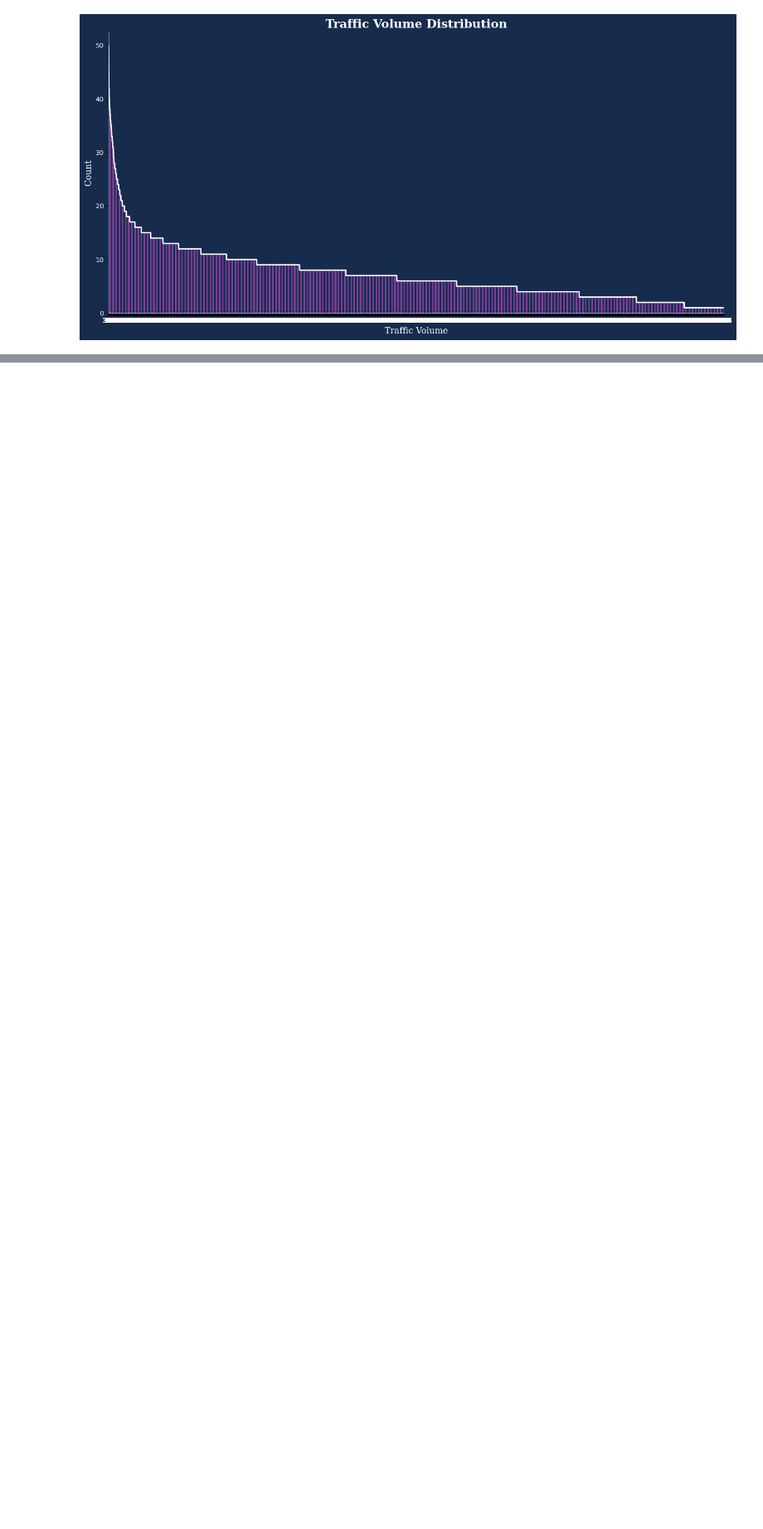
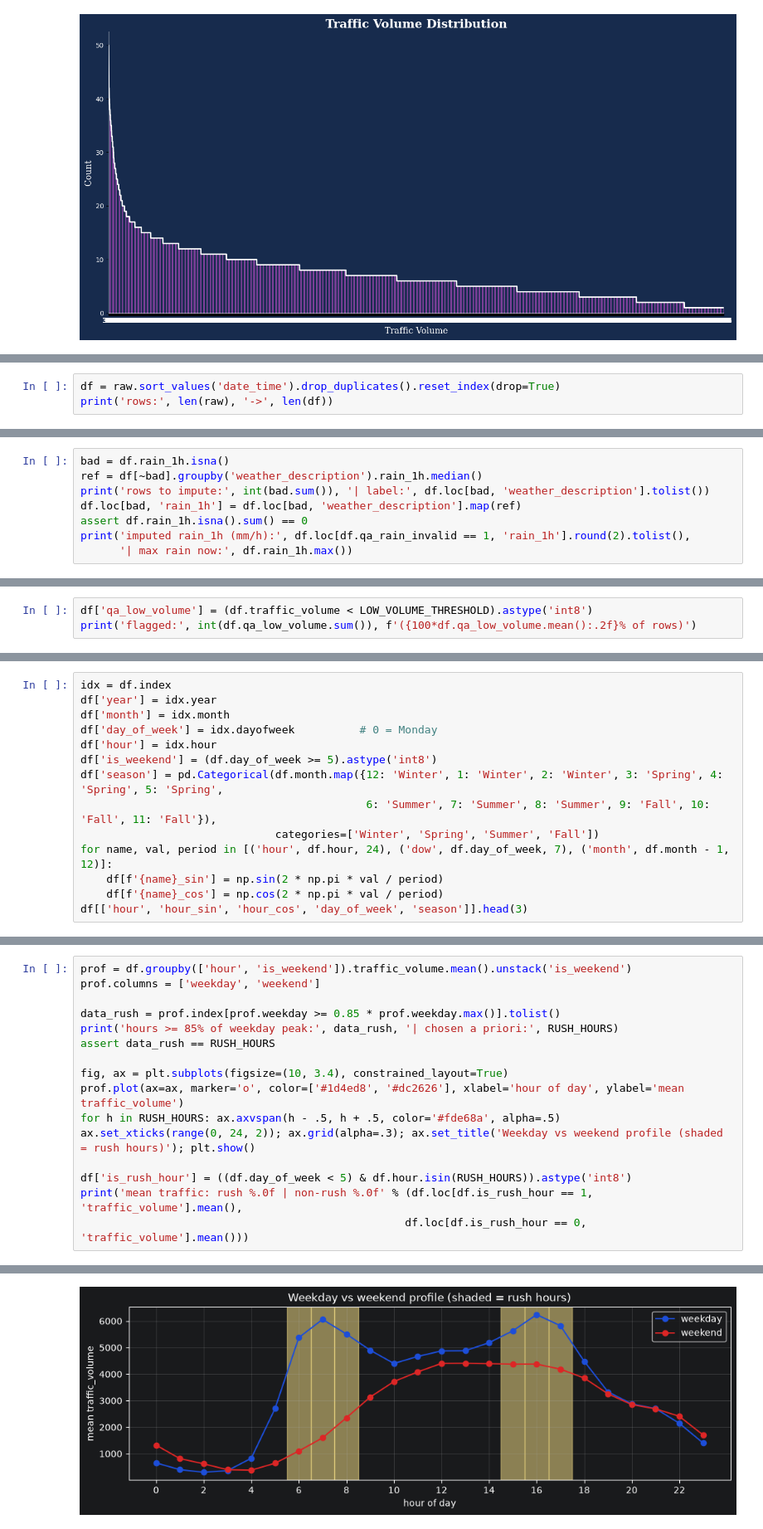
Before and after one commit to MaralFarahmandfar/studybuild-machine-learning, a Jupyter notebook: project-02/notebooks/traffic-analysis.ipynb, the cells around one changed output, grey strips where cells are left out. Shown at 83% size. Drawn from its saved outputs; the diff is of its cells as text; blank space fills up the shorter version.

```diff
--- a/project-02/notebooks/traffic-analysis.ipynb
+++ b/project-02/notebooks/traffic-analysis.ipynb
@@ -690,0 +1073,3 @@ plt.show()
+# %%
+df = raw.sort_values('date_time').drop_duplicates().reset_index(drop=True)
+print('rows:', len(raw), '->', len(df))
@@ -690,0 +1179,8 @@ plt.show()
+# %%
+bad = df.rain_1h.isna()
+ref = df[~bad].groupby('weather_description').rain_1h.median()
+print('rows to impute:', int(bad.sum()), '| label:', df.loc[bad, 'weather_description'].tolist())
+df.loc[bad, 'rain_1h'] = df.loc[bad, 'weather_description'].map(ref)
+assert df.rain_1h.isna().sum() == 0
+print('imputed rain_1h (mm/h):', df.loc[df.qa_rain_invalid == 1, 'rain_1h'].round(2).tolist(),
+      '| max rain now:', df.rain_1h.max())
@@ -690,0 +1252,3 @@ plt.show()
+# %%
+df['qa_low_volume'] = (df.traffic_volume < LOW_VOLUME_THRESHOLD).astype('int8')
+print('flagged:', int(df.qa_low_volume.sum()), f'({100*df.qa_low_volume.mean():.2f}% of rows)')
@@ -690,0 +1265,14 @@ plt.show()
+# %%
+idx = df.index
+df['year'] = idx.year
+df['month'] = idx.month
+df['day_of_week'] = idx.dayofweek          # 0 = Monday
+df['hour'] = idx.hour
+df['is_weekend'] = (df.day_of_week >= 5).astype('int8')
+df['season'] = pd.Categorical(df.month.map({12: 'Winter', 1: 'Winter', 2: 'Winter', 3: 'Spring', 4: 'Spring', 5: 'Spring',
+                                            6: 'Summer', 7: 'Summer', 8: 'Summer', 9: 'Fall', 10: 'Fall', 11: 'Fall'}),
+                              categories=['Winter', 'Spring', 'Summer', 'Fall'])
+for name, val, period in [('hour', df.hour, 24), ('dow', df.day_of_week, 7), ('month', df.month - 1, 12)]:
+    df[f'{name}_sin'] = np.sin(2 * np.pi * val / period)
+    df[f'{name}_cos'] = np.cos(2 * np.pi * val / period)
+df[['hour', 'hour_sin', 'hour_cos', 'day_of_week', 'season']].head(3)
@@ -690,0 +1289,17 @@ plt.show()
+# %%
+prof = df.groupby(['hour', 'is_weekend']).traffic_volume.mean().unstack('is_weekend')
+prof.columns = ['weekday', 'weekend']
+
+data_rush = prof.index[prof.weekday >= 0.85 * prof.weekday.max()].tolist()
+print('hours >= 85% of weekday peak:', data_rush, '| chosen a priori:', RUSH_HOURS)
+assert data_rush == RUSH_HOURS
+
+fig, ax = plt.subplots(figsize=(10, 3.4), constrained_layout=True)
+prof.plot(ax=ax, marker='o', color=['#1d4ed8', '#dc2626'], xlabel='hour of day', ylabel='mean traffic_volume')
+for h in RUSH_HOURS: ax.axvspan(h - .5, h + .5, color='#fde68a', alpha=.5)
+ax.set_xticks(range(0, 24, 2)); ax.grid(alpha=.3); ax.set_title('Weekday vs weekend profile (shaded = rush hours)'); plt.show()
+
+df['is_rush_hour'] = ((df.day_of_week < 5) & df.hour.isin(RUSH_HOURS)).astype('int8')
+print('mean traffic: rush %.0f | non-rush %.0f' % (df.loc[df.is_rush_hour == 1, 'traffic_volume'].mean(),
+                                                  df.loc[df.is_rush_hour == 0, 'traffic_volume'].mean()))
+# %% [output]
@@ -690,0 +1307 @@ plt.show()
+[figure, added]
```
Also changed, not shown: parts of 58 cells of this notebook.
